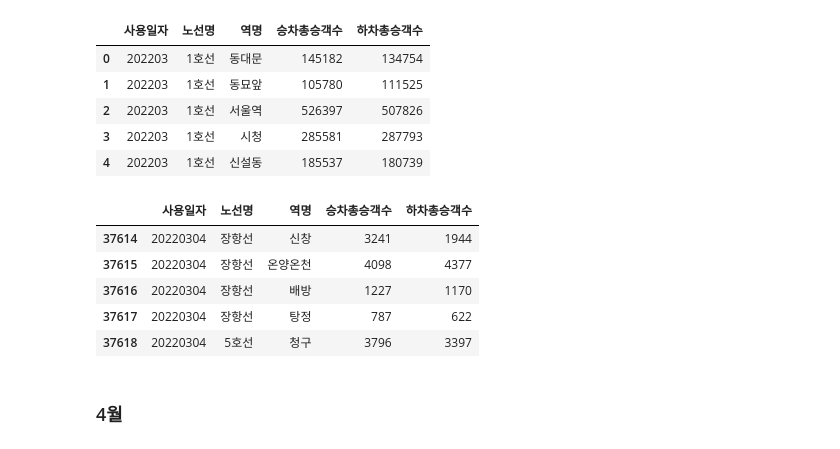
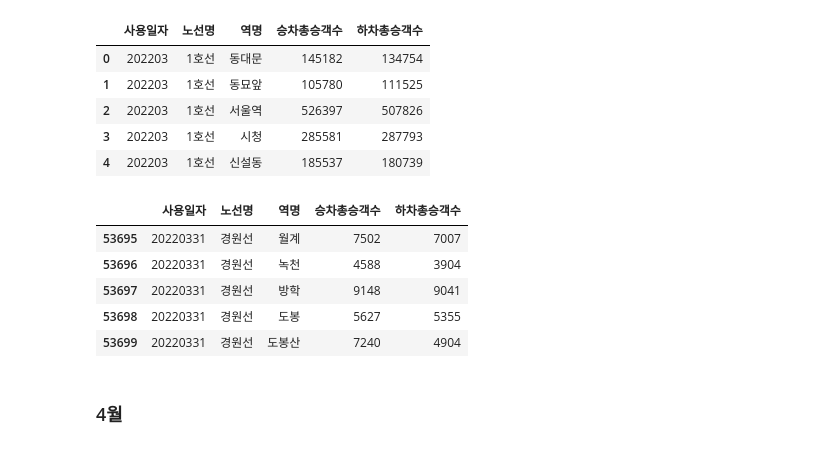
Before and after one commit to Mayhem-XD/Project_p1, a Jupyter notebook: data/2022/패키지.ipynb, the cells around one changed output. Saved outputs shown, nothing was run; the diff lists cells and outputs as text; code cells hidden in the pictures.

```diff
--- a/data/2022/패키지.ipynb
+++ b/data/2022/패키지.ipynb
@@ -170,15 +170,15 @@ df_3.head()
 | 3 | 202203 | 1호선 | 시청 | 285581 | 287793 |
 | 4 | 202203 | 1호선 | 신설동 | 185537 | 180739 |
 # %%
-df_3 = pd.concat([df_3, df3_1, df3], axis=0)
+df_3 = pd.concat([df3, df_3, df3_1], axis=0)
 df_3.tail()
 # %% [output]
 |  | 사용일자 | 노선명 | 역명 | 승차총승객수 | 하차총승객수 |
-| 37614 | 20220304 | 장항선 | 신창 | 3241 | 1944 |
-| 37615 | 20220304 | 장항선 | 온양온천 | 4098 | 4377 |
-| 37616 | 20220304 | 장항선 | 배방 | 1227 | 1170 |
-| 37617 | 20220304 | 장항선 | 탕정 | 787 | 622 |
-| 37618 | 20220304 | 5호선 | 청구 | 3796 | 3397 |
+| 53695 | 20220331 | 경원선 | 월계 | 7502 | 7007 |
+| 53696 | 20220331 | 경원선 | 녹천 | 4588 | 3904 |
+| 53697 | 20220331 | 경원선 | 방학 | 9148 | 9041 |
+| 53698 | 20220331 | 경원선 | 도봉 | 5627 | 5355 |
+| 53699 | 20220331 | 경원선 | 도봉산 | 7240 | 4904 |
 # %% [markdown]
 ### 4월
 # %%
```
Also changed, not shown: parts of 2 cells of this notebook.
